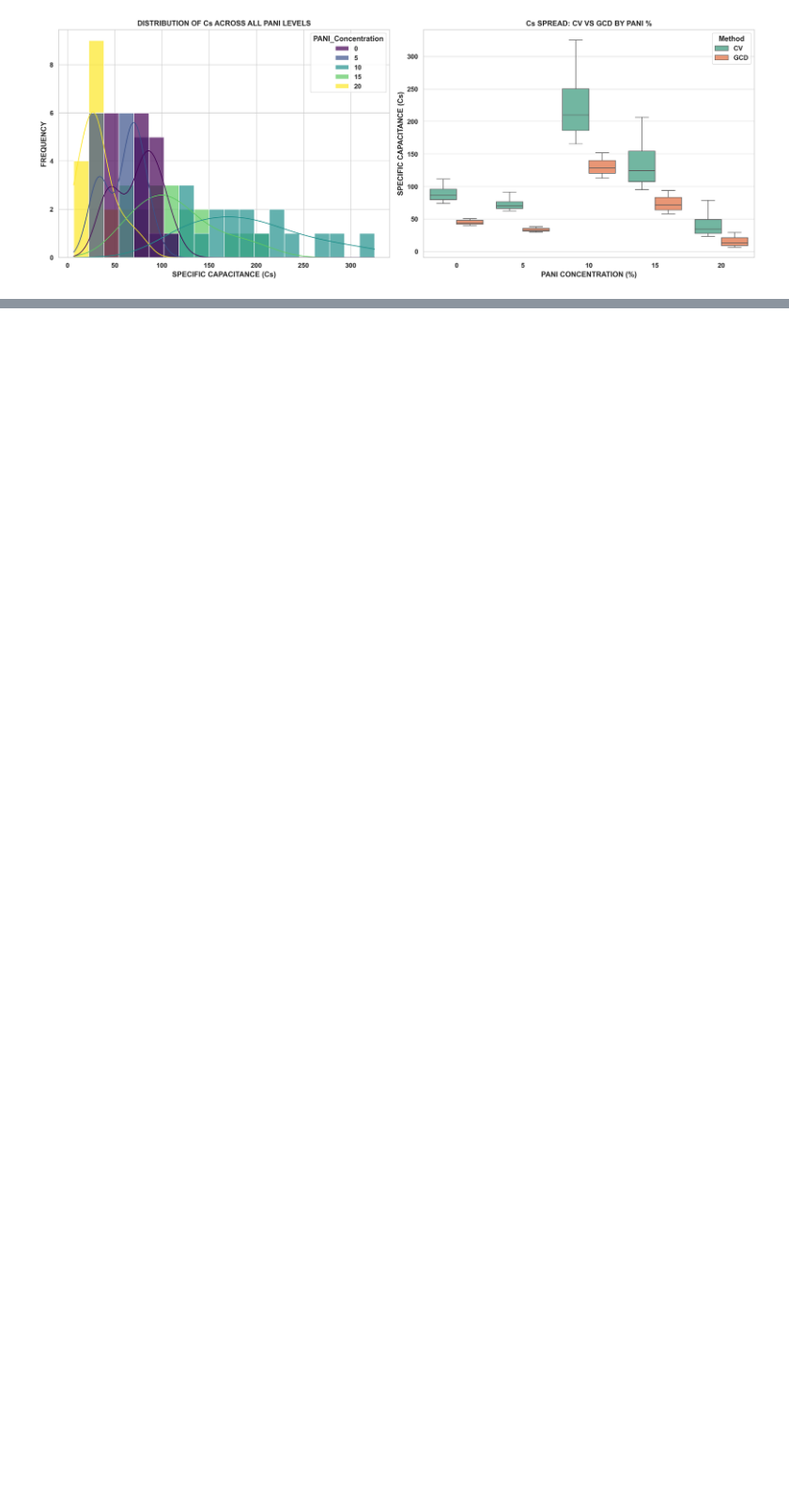
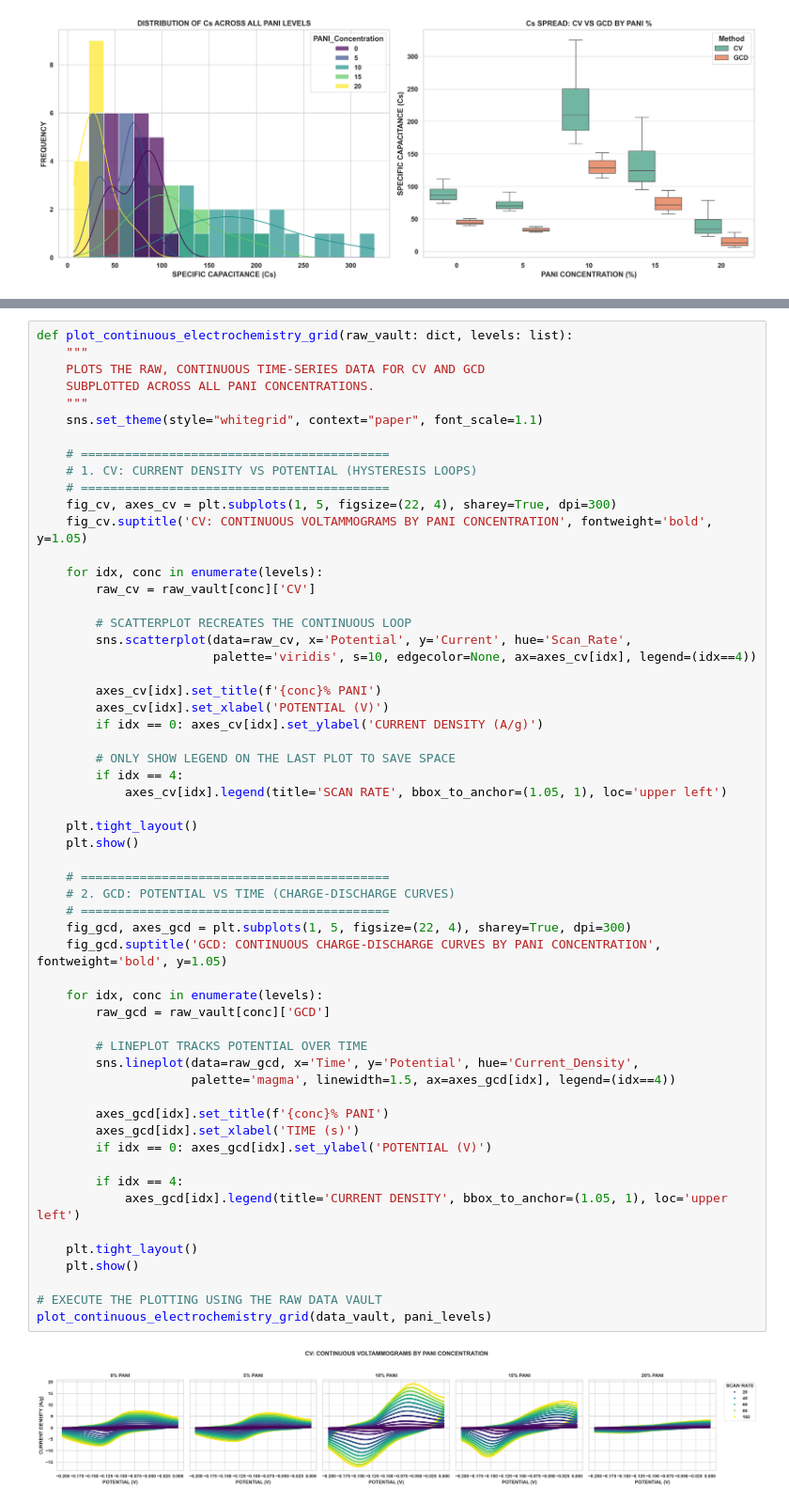
Before and after one commit to DaRkSouL36/CHARGESCOPE-AI, a Jupyter notebook: NOTEBOOKS/PANI/NOTEBOOK[1].ipynb, the cells around one changed output, grey strips where cells are left out. Shown at 94% size. Drawn from its saved outputs; the diff is of its cells as text; blank space fills up the shorter version.

Commit message:
CV AND GCD ELECTROCHEMICAL VISUALIZATIONS

```diff
--- a/NOTEBOOKS/PANI/NOTEBOOK[1].ipynb
+++ b/NOTEBOOKS/PANI/NOTEBOOK[1].ipynb
@@ -447,0 +450,59 @@ plot_master_distributions(master_cv_df, master_gcd_df)
+# %%
+def plot_continuous_electrochemistry_grid(raw_vault: dict, levels: list):
+    """
+    PLOTS THE RAW, CONTINUOUS TIME-SERIES DATA FOR CV AND GCD
+    SUBPLOTTED ACROSS ALL PANI CONCENTRATIONS.
+    """
+    sns.set_theme(style="whitegrid", context="paper", font_scale=1.1)
+
+    # ==========================================
+    # 1. CV: CURRENT DENSITY VS POTENTIAL (HYSTERESIS LOOPS)
+    # ==========================================
+    fig_cv, axes_cv = plt.subplots(1, 5, figsize=(22, 4), sharey=True, dpi=300)
+    fig_cv.suptitle('CV: CONTINUOUS VOLTAMMOGRAMS BY PANI CONCENTRATION', fontweight='bold', y=1.05)
+
+    for idx, conc in enumerate(levels):
+        raw_cv = raw_vault[conc]['CV']
+
+        # SCATTERPLOT RECREATES THE CONTINUOUS LOOP
+        sns.scatterplot(data=raw_cv, x='Potential', y='Current', hue='Scan_Rate',
+                        palette='viridis', s=10, edgecolor=None, ax=axes_cv[idx], legend=(idx==4))
+
+        axes_cv[idx].set_title(f'{conc}% PANI')
+        axes_cv[idx].set_xlabel('POTENTIAL (V)')
+        if idx == 0: axes_cv[idx].set_ylabel('CURRENT DENSITY (A/g)')
+
+        # ONLY SHOW LEGEND ON THE LAST PLOT TO SAVE SPACE
+        if idx == 4:
+            axes_cv[idx].legend(title='SCAN RATE', bbox_to_anchor=(1.05, 1), loc='upper left')
+
+    plt.tight_layout()
+    plt.show()
+
+    # ==========================================
+    # 2. GCD: POTENTIAL VS TIME (CHARGE-DISCHARGE CURVES)
+    # ==========================================
+    fig_gcd, axes_gcd = plt.subplots(1, 5, figsize=(22, 4), sharey=True, dpi=300)
+    fig_gcd.suptitle('GCD: CONTINUOUS CHARGE-DISCHARGE CURVES BY PANI CONCENTRATION', fontweight='bold', y=1.05)
+
+    for idx, conc in enumerate(levels):
+        raw_gcd = raw_vault[conc]['GCD']
+
+        # LINEPLOT TRACKS POTENTIAL OVER TIME
+        sns.lineplot(data=raw_gcd, x='Time', y='Potential', hue='Current_Density',
+                     palette='magma', linewidth=1.5, ax=axes_gcd[idx], legend=(idx==4))
+
+        axes_gcd[idx].set_title(f'{conc}% PANI')
+        axes_gcd[idx].set_xlabel('TIME (s)')
+        if idx == 0: axes_gcd[idx].set_ylabel('POTENTIAL (V)')
+
+        if idx == 4:
+            axes_gcd[idx].legend(title='CURRENT DENSITY', bbox_to_anchor=(1.05, 1), loc='upper left')
+
+    plt.tight_layout()
+    plt.show()
+
+# EXECUTE THE PLOTTING USING THE RAW DATA VAULT
+plot_continuous_electrochemistry_grid(data_vault, pani_levels)
+# %% [output]
+[figure, added]
```
Also changed, not shown: parts of 4 cells of this notebook.
